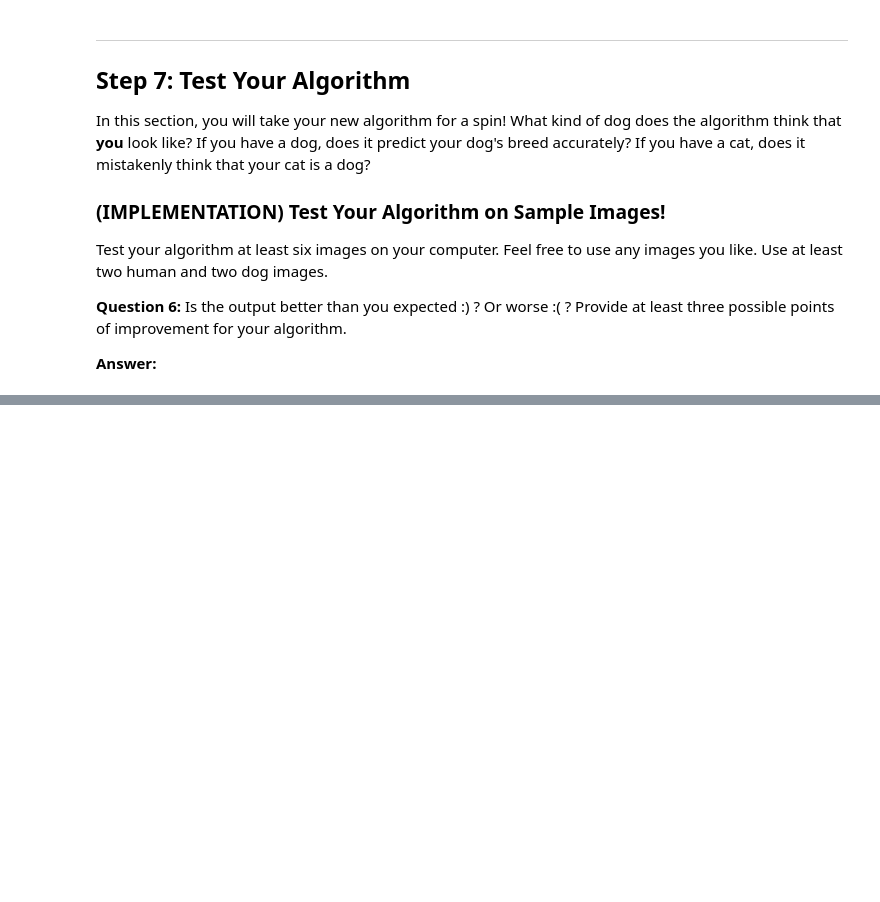
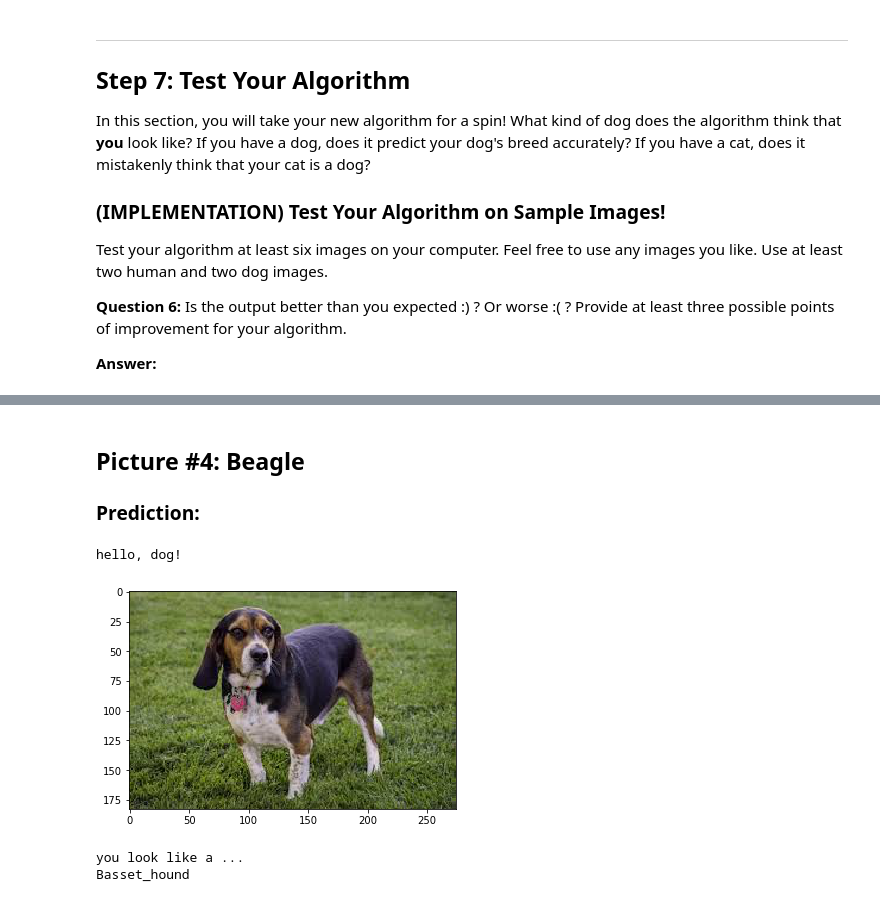
Before and after one commit to TipTop314/dog-breed, a Jupyter notebook: dog_app.ipynb, the cells around one changed output, grey strips where cells are left out. Drawn from its saved outputs; the diff is of its cells as text; code cells hidden in the pictures; blank space fills up the shorter version.

```diff
--- a/dog_app.ipynb
+++ b/dog_app.ipynb
@@ -787,0 +811,10 @@ __Answer:__
+# %% [markdown]
+## Picture #4: Beagle
+### Prediction:
+# %%
+human_or_dog("images/beagle_2.jpg")
+# %% [output]
+hello, dog!
+[figure, added]
+you look like a ...
+Basset_hound
```
Also changed, not shown: parts of 39 cells of this notebook, 6 other files.
